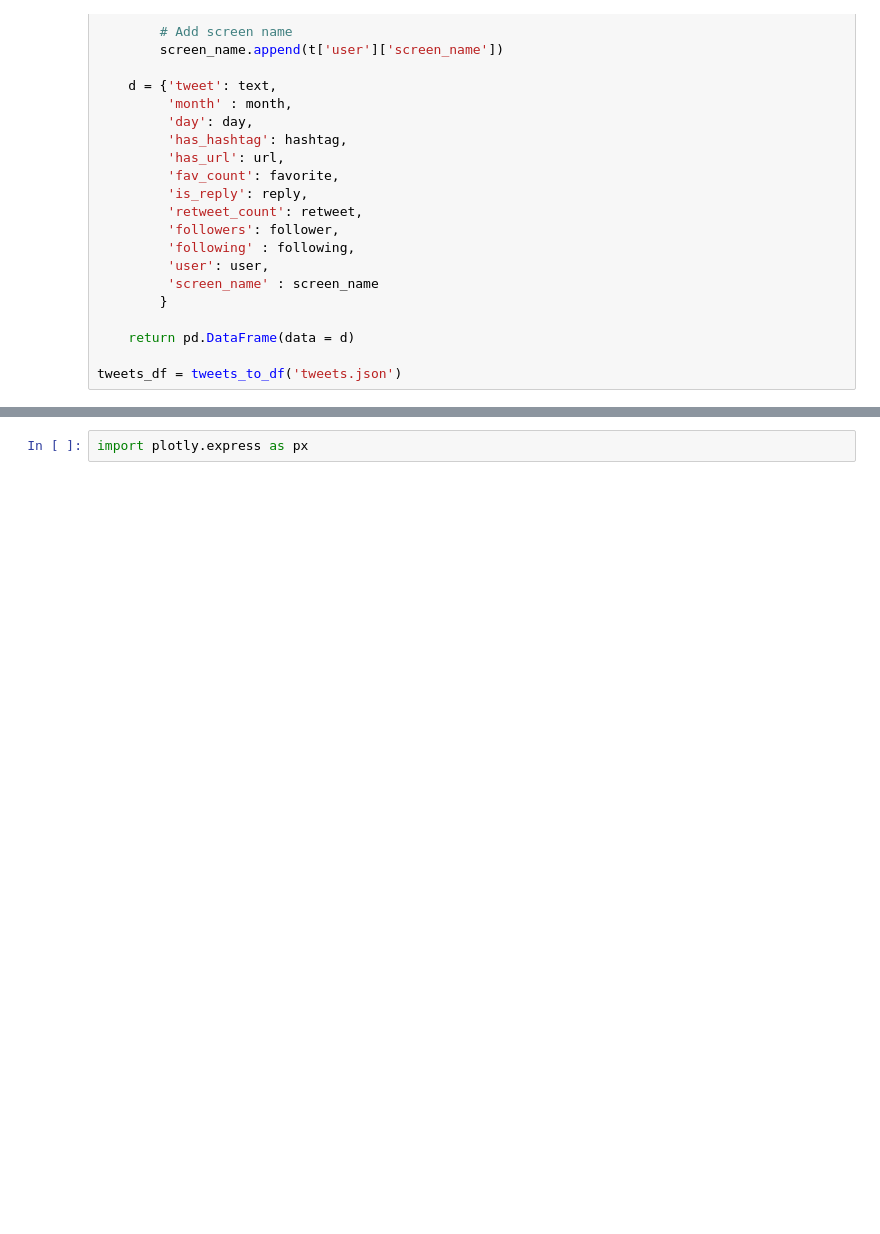
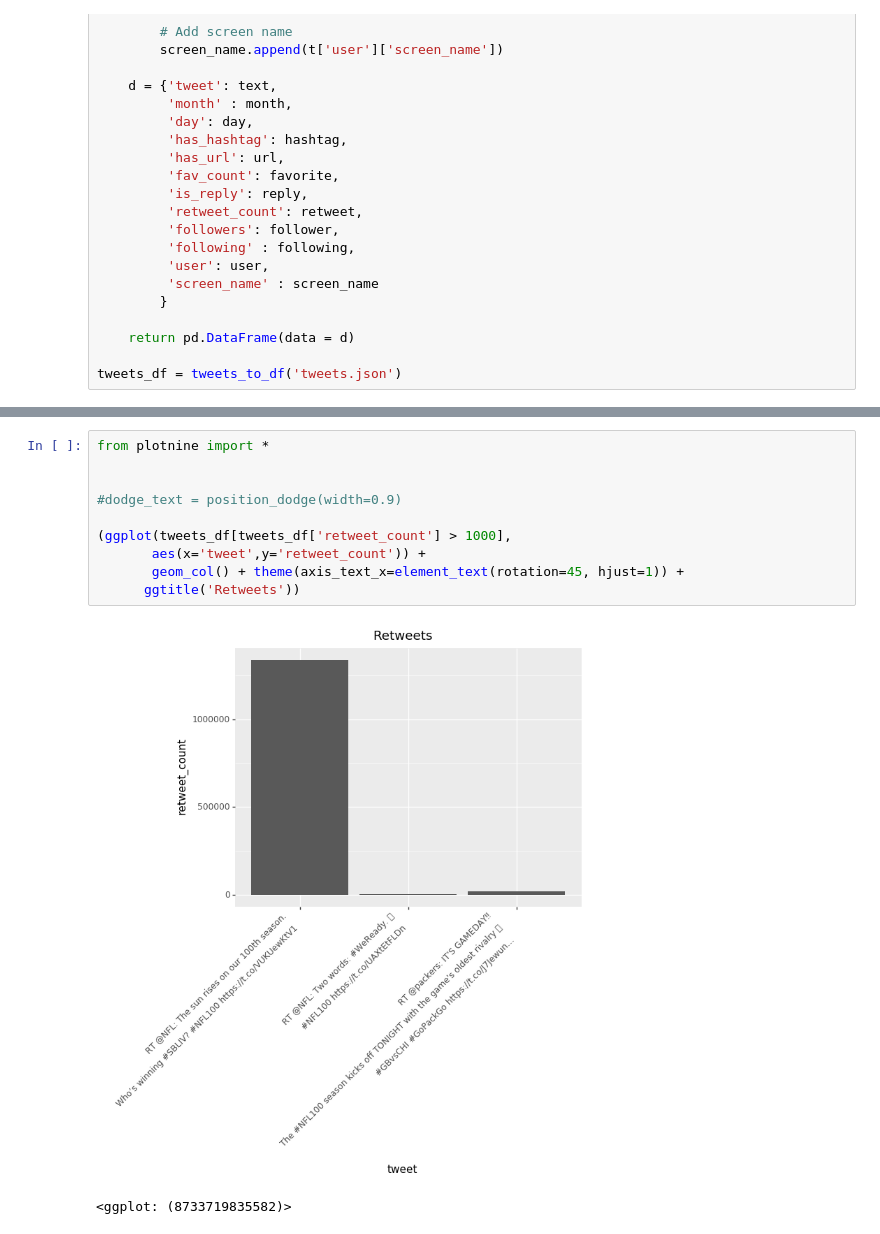
Before and after one commit to PierreCasco/twitter_and_football, a Jupyter notebook: Twitter_and_Football.ipynb, the cells around one changed output, grey strips where cells are left out. Cells and saved outputs as stored; diff of their text form; blank space fills up the shorter version.

```diff
--- a/Twitter_and_Football.ipynb
+++ b/Twitter_and_Football.ipynb
@@ -195,2 +162,13 @@ Successfully installed plotly-4.1.1 plotly.express
-# %%
-import plotly.express as px
+# %%
+from plotnine import *
+
+
+#dodge_text = position_dodge(width=0.9)
+
+(ggplot(tweets_df[tweets_df['retweet_count'] > 1000],
+       aes(x='tweet',y='retweet_count')) +
+       geom_col() + theme(axis_text_x=element_text(rotation=45, hjust=1)) +
+      ggtitle('Retweets'))
+# %% [output]
+[figure, added]
+<ggplot: (8733719835582)>
```
Also changed, not shown: parts of 3 cells of this notebook.
